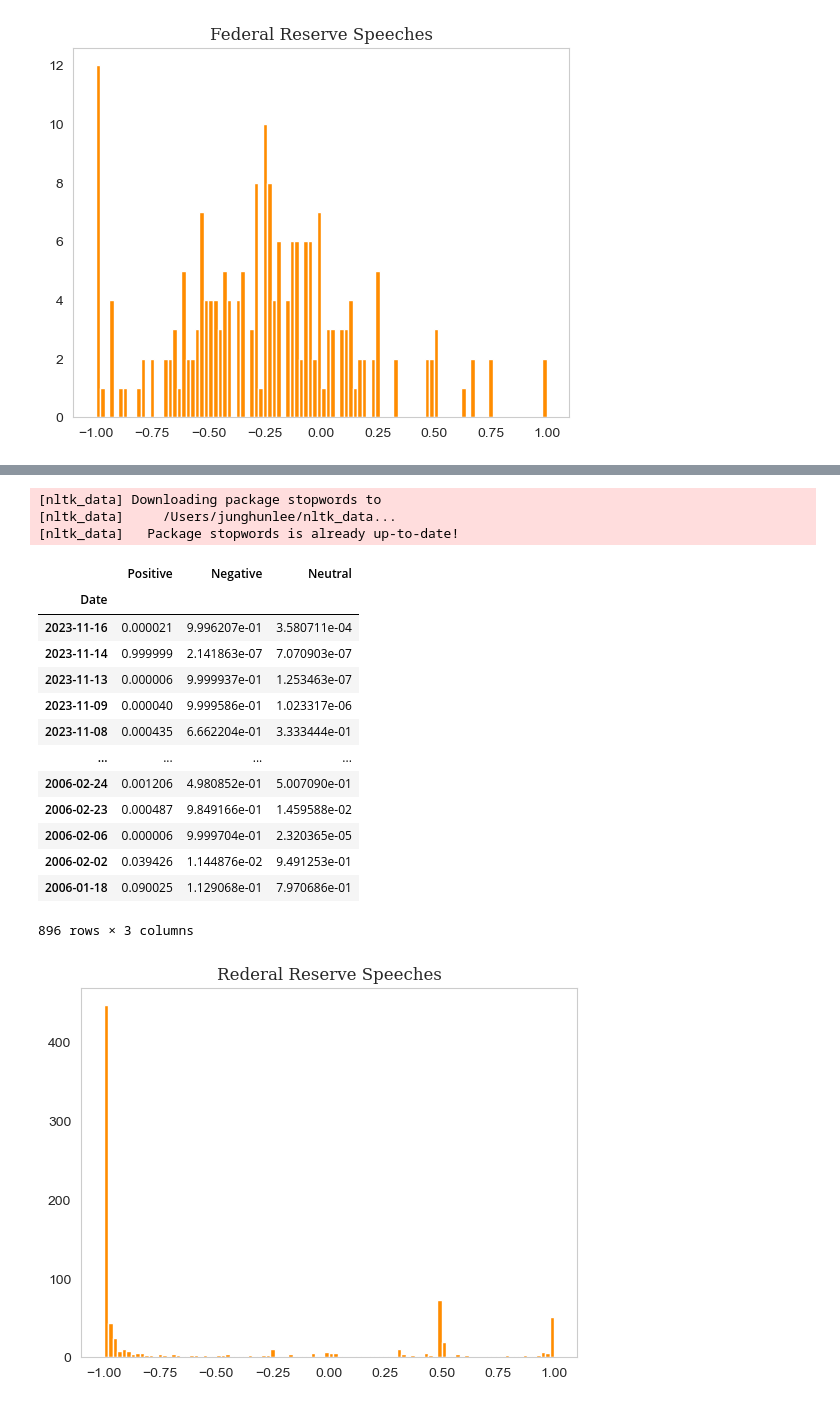
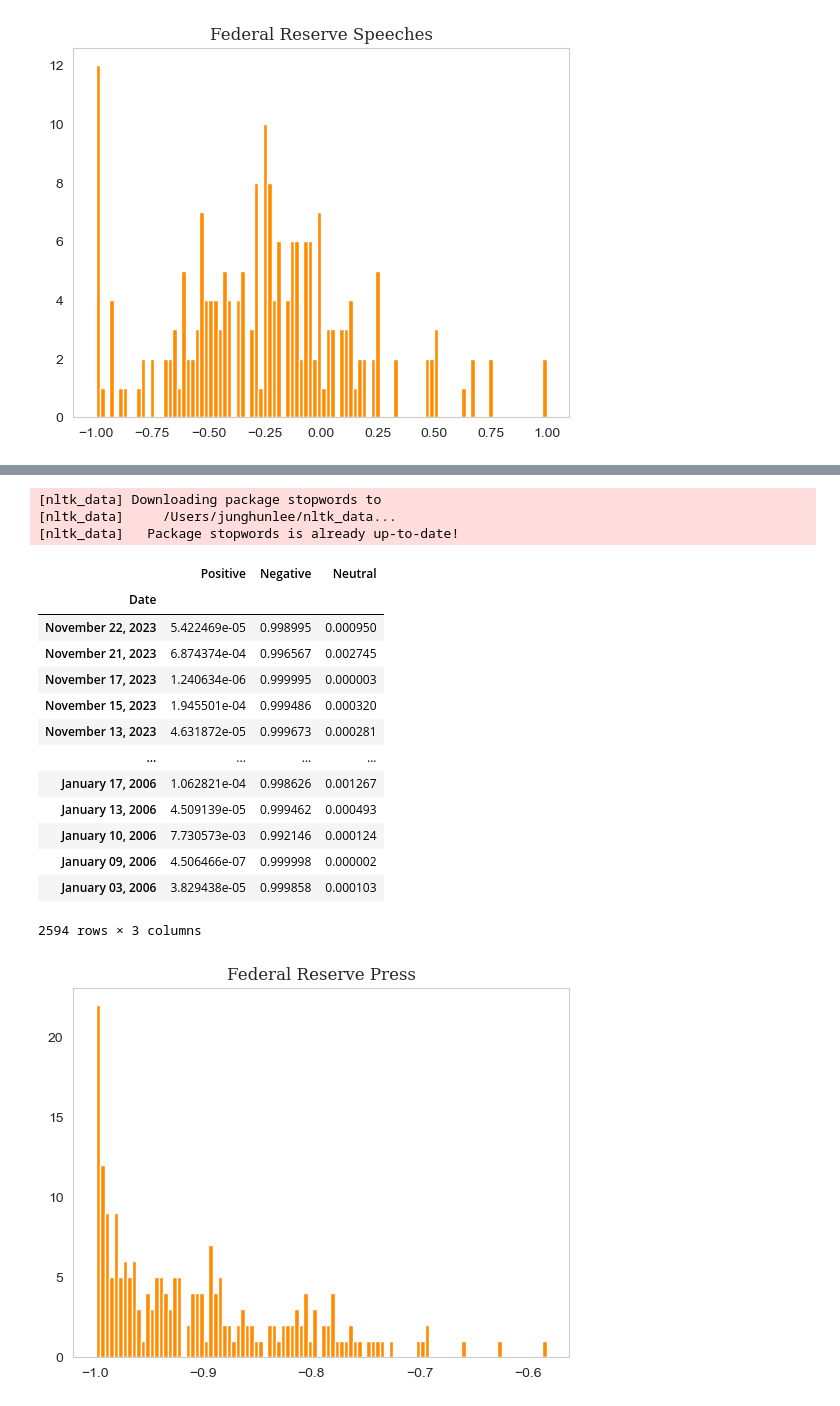
Before and after one commit to Tommylee1013/Webscraping, a Jupyter notebook: Projects/Final Team Projects/FinBERT.ipynb, the cells around one changed output, grey strips where cells are left out. Drawn from its saved outputs; the diff is of its cells as text; code cells hidden in the pictures.

```diff
--- a/Projects/Final Team Projects/FinBERT.ipynb
+++ b/Projects/Final Team Projects/FinBERT.ipynb
@@ -172,12 +209,6 @@ plt.show()
 # %%
+import time
 daily_sentiments_excerpt = pd.DataFrame(columns = ["Date", "Positive", "Negative", "Neutral"])
-
-text_for_date = speech["title"].tolist()
-
-tokenized_texts = [
-        [word for word in tokenizer.tokenize(text) if word.lower() not in stop_words]
-        for text in text_for_date]
-
 start_time = time.time()
 
 nltk.download("stopwords")
@@ -185,12 +216,18 @@ stop_words = set(stopwords.words("english"))
 
 for date in unique_dates:
     #text_for_date = data[data["rgs_dt"] == date]["news_smy_ifo"].tolist()
-    text_for_date = speech[speech.index == date]["title"].tolist()
+    text_for_date = press[press.index == date]["speech"].tolist()
 
-    tokenized_texts = [
-        [word for word in tokenizer.tokenize(text) if word.lower() not in stop_words]
-        for text in text_for_date
-    ]
+    tokenized_texts = []
+    for text in text_for_date :
+        try :
+            temp = []
+            for word in tokenizer.tokenize(text) :
+                if word.lower() not in stop_words :
+                    temp.append(word)
+            tokenized_texts.append(temp)
+        except :
+            tokenized_texts.append([])
 
     max_token_length = 500
 
@@ -222,26 +259,32 @@ daily_sentiments_excerpt
 [nltk_data]   Package stopwords is already up-to-date!
 |  | Positive | Negative | Neutral |
 | Date |  |  |  |
-| 2023-11-16 | 0.000021 | 9.996207e-01 | 3.580711e-04 |
-| 2023-11-14 | 0.999999 | 2.141863e-07 | 7.070903e-07 |
-| 2023-11-13 | 0.000006 | 9.999937e-01 | 1.253463e-07 |
-| 2023-11-09 | 0.000040 | 9.999586e-01 | 1.023317e-06 |
-| 2023-11-08 | 0.000435 | 6.662204e-01 | 3.333444e-01 |
+| November 22, 2023 | 5.422469e-05 | 0.998995 | 0.000950 |
+| November 21, 2023 | 6.874374e-04 | 0.996567 | 0.002745 |
+| November 17, 2023 | 1.240634e-06 | 0.999995 | 0.000003 |
+| November 15, 2023 | 1.945501e-04 | 0.999486 | 0.000320 |
+| November 13, 2023 | 4.631872e-05 | 0.999673 | 0.000281 |
 | ... | ... | ... | ... |
-| 2006-02-24 | 0.001206 | 4.980852e-01 | 5.007090e-01 |
-| 2006-02-23 | 0.000487 | 9.849166e-01 | 1.459588e-02 |
-| 2006-02-06 | 0.000006 | 9.999704e-01 | 2.320365e-05 |
-| 2006-02-02 | 0.039426 | 1.144876e-02 | 9.491253e-01 |
-| 2006-01-18 | 0.090025 | 1.129068e-01 | 7.970686e-01 |
+| January 17, 2006 | 1.062821e-04 | 0.998626 | 0.001267 |
+| January 13, 2006 | 4.509139e-05 | 0.999462 | 0.000493 |
+| January 10, 2006 | 7.730573e-03 | 0.992146 | 0.000124 |
+| January 09, 2006 | 4.506466e-07 | 0.999998 | 0.000002 |
+| January 03, 2006 | 3.829438e-05 | 0.999858 | 0.000103 |
-896 rows × 3 columns
+2594 rows × 3 columns
 # %%
 daily_sentiments_excerpt['sentimental_score'] = daily_sentiments_excerpt['Positive'] - daily_sentiments_excerpt['Negative'] + daily_sentiments_excerpt['Neutral'] * 0.5
+# %%
+daily_sentiments_excerpt.index = pd.to_datetime(daily_sentiments_excerpt.index)
+# %%
+daily_sentiments_excerpt = daily_sentiments_excerpt.iloc[:,1:]
+# %%
+daily_sentiments_excerpt = daily_sentiments_excerpt.resample('M').mean()
 # %%
 import matplotlib.pyplot as plt
 
 plt.hist(daily_sentiments_excerpt['sentimental_score'], bins = 100, color = 'darkorange')
 plt.grid(False)
-plt.title("Rederal Reserve Speeches", fontsize = 12, fontfamily = 'Serif')
+plt.title("Federal Reserve Press", fontsize = 12, fontfamily = 'Serif')
 plt.show()
 # %% [output]
-[figure, old version]
+[figure, new version]
```
Also changed, not shown: parts of 23 cells of this notebook, 14 other files.
